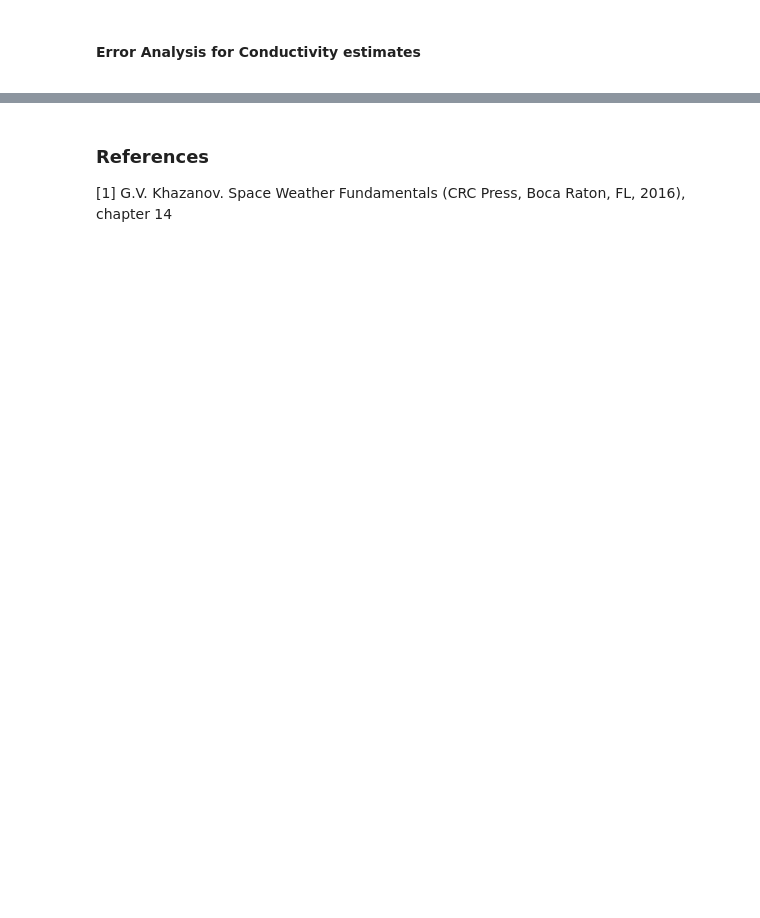
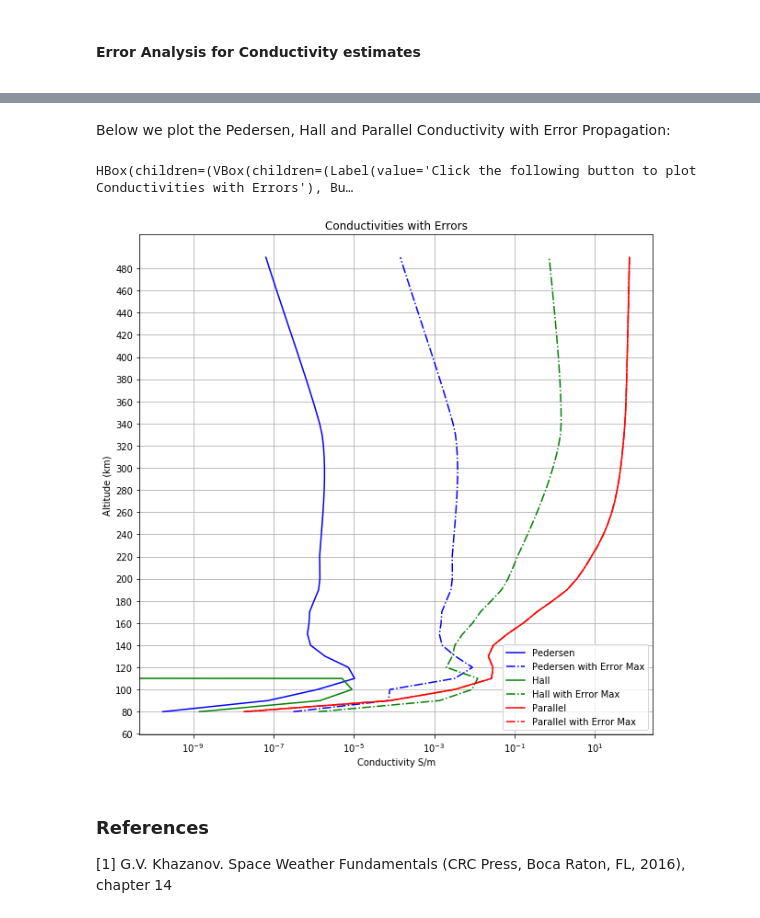
Before and after one commit to Xritsos/Dedaulus, a Jupyter notebook: DaedalusMAZE_ATBDs/DaedalusMAZE_ATBD_Conductivities_V2.ipynb, the cells around one changed output, grey strips where cells are left out. Saved outputs shown, nothing was run; the diff lists cells and outputs as text; code cells hidden in the pictures; blank space fills up the shorter version.

Commit message:
error propagation on conductivities

```diff
--- a/DaedalusMAZE_ATBDs/DaedalusMAZE_ATBD_Conductivities_V2.ipynb
+++ b/DaedalusMAZE_ATBDs/DaedalusMAZE_ATBD_Conductivities_V2.ipynb
@@ -899,4 +1625,55 @@ HBox(children=(VBox(children=(BoundedFloatText(value=5.0, description='Error Of
 DONE!!!
+# %% [markdown]
+<a class="anchor" id="Plot-Conductivities-with-Errors"></a>
+Below we plot the Pedersen, Hall and Parallel Conductivity with Error Propagation:
+# %%
+# plotting
+def plotting_Conductivities_with_Errors(x):
+    fig = plt.figure()
+    plt.rcParams['figure.figsize'] = (10, 10)
+    plt.grid()
+    plt.yticks(np.arange(0, max_alt_value, max_alt_value/25))
+    plt.xlabel('Conductivity S/m')
+    plt.ylabel('Altitude (km)')
+    plt.title("Conductivities with Errors") # S/m
+    plt.xscale('log')
+
+    plt.plot(Pedersen,heights,color='blue', label="Pedersen")
+#     plt.plot(Pedersen_with_error_min,heights,color='blue',linestyle="--", label="Pedersen with Error Min")
+    plt.plot(Pedersen_with_error_max,heights,color='blue',linestyle="-.", label="Pedersen with Error Max")
+    plt.plot(Hall,heights,color='green',label="Hall")
+#     plt.plot(Hall_with_error_min,heights,color='green',linestyle="--", label="Hall with Error Min")
+    plt.plot(Hall_with_error_max,heights,color='green',linestyle="-.", label="Hall with Error Max")
+    plt.plot(Parallel,heights,color='red',label="Parallel")
+#     plt.plot(Parallel_with_error_min,heights,color='red',linestyle="--", label="Parallel with Error Min")
+    plt.plot(Parallel_with_error_max,heights,color='red',linestyle="-.", label="Parallel with Error Max")
+    plt.legend(loc='best')
+    plt.show()
+    #end of plotting densities
+
+plotD_button=widgets.Button(
+    value=False,
+    description='Plot_Conductivities with errors',
+    disabled=False,
+    button_style='success', # 'success', 'info', 'warning', 'danger' or ''
+    tooltip='Press to Plot Conductivities with Error Propagation',
+    icon='check',
+    layout=button_layout,
+    style=style,
+
+)
+label_Conductivities=widgets.Label(
+    value='Click the following button to plot Conductivities with Errors',
+
+)
+y9=widgets.VBox([label_Conductivities,plotD_button])
+
+plotD_button.on_click(plotting_Conductivities_with_Errors)
+box3=widgets.HBox([y9])
+display(box3)
+# %% [output]
+HBox(children=(VBox(children=(Label(value='Click the following button to plot Conductivities with Errors'), Bu…
+[figure, added]
 # %% [markdown]
 ### References
 <a class="anchor" id="References"></a>
```
Also changed, not shown: parts of 5 cells of this notebook.
